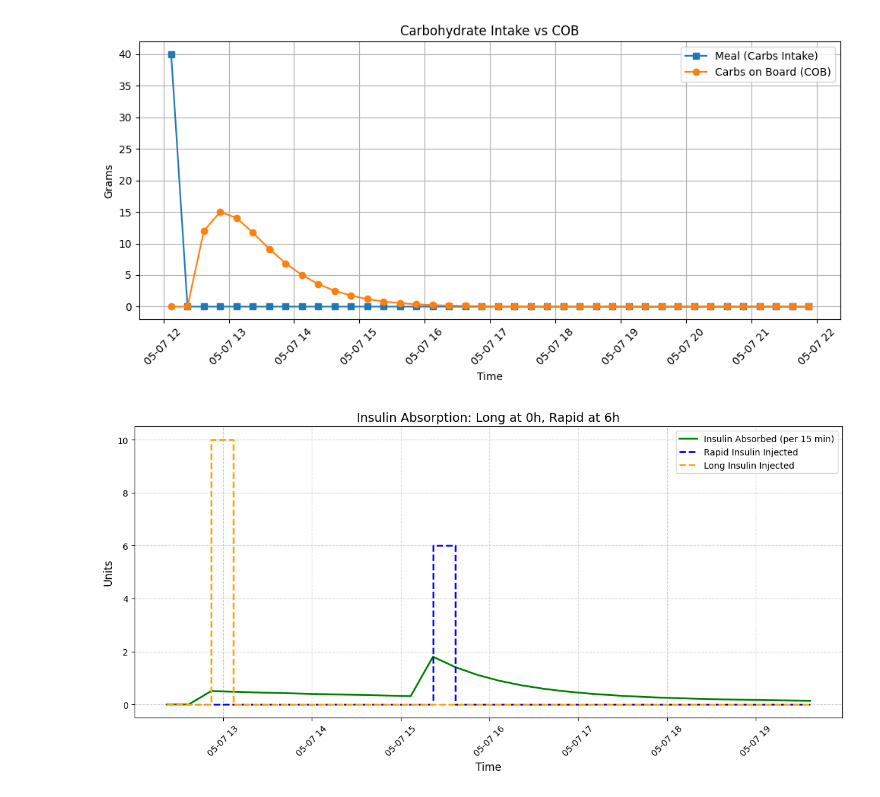
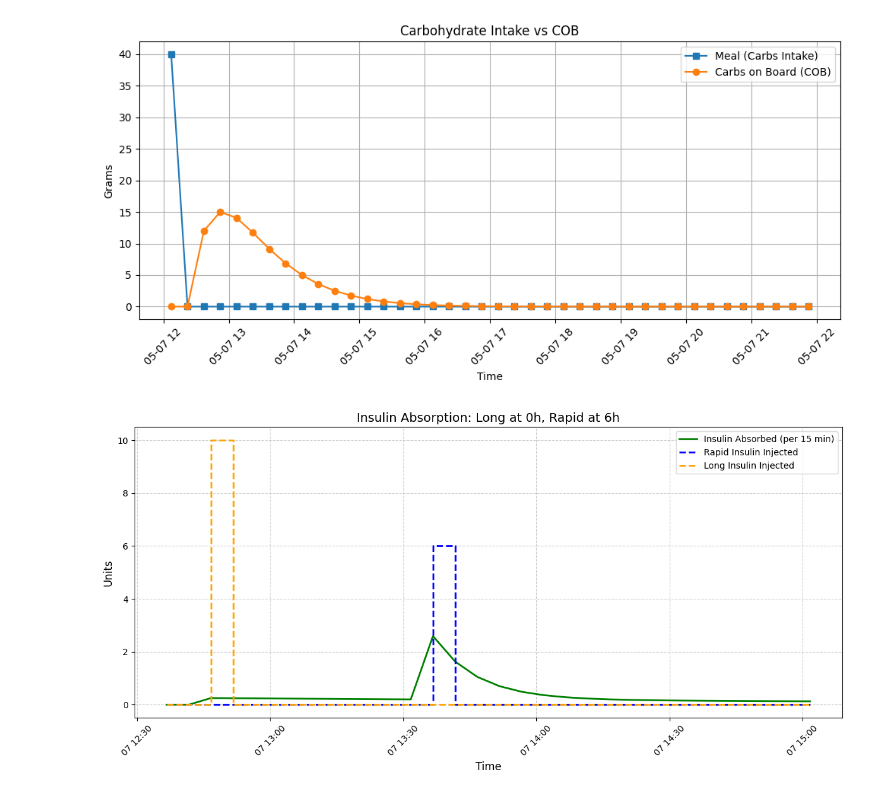
Before and after one commit to emmacscs/FinalProjectThesis, a Jupyter notebook: testings/preprocessing.ipynb, the cells around one changed output. Saved outputs shown, nothing was run; the diff lists cells and outputs as text; code cells hidden in the pictures.

Commit message:
now kinetics are looking correcto

```diff
--- a/testings/preprocessing.ipynb
+++ b/testings/preprocessing.ipynb
@@ -1006,7 +1006,7 @@ from datetime import datetime, timedelta
 # Simulate 10 hours at 15-minute intervals
 steps = 30
 start_time = datetime.now()
-time_range = [start_time + timedelta(minutes=15 * i) for i in range(steps)]
+time_range = [start_time + timedelta(minutes=5 * i) for i in range(steps)]
 
 df = pd.DataFrame({
     'Time': time_range,
@@ -1021,71 +1021,72 @@ df.at[2, 'Long Insulin'] = 10
 df.at[12, 'Rapid Insulin'] = 6
 
 
-def simulate_insulin_absorption(df, dt=5, ka_rapid=0.05, ka_long=0.01):
+def simulate_insulin_absorption(df, dt=5, ka_rapid=0.08, ka_long=0.005):
     """
-    Simulate insulin absorption from rapid and long injections using Euler's method.
-    Each injection creates a new absorption pool.
+    Simulate insulin absorption using Euler's method with correct timing.
+    Each injection becomes a decaying pool.
     """
     n = len(df)
     absorption = np.zeros(n)
-
-    # Store active pools: each pool is (remaining_amount, rate)
     rapid_pools = []
     long_pools = []
 
     for t in range(n):
-        # Inject new insulin
+        # ✅ FIRST: inject insulin at this time step
         if df.at[t, 'Rapid Insulin'] > 0:
             rapid_pools.append({'dose': df.at[t, 'Rapid Insulin'], 'rate': ka_rapid})
         if df.at[t, 'Long Insulin'] > 0:
             long_pools.append({'dose': df.at[t, 'Long Insulin'], 'rate': ka_long})
 
+        # ✅ THEN: absorb insulin from all active pools
         total_absorbed = 0
 
-        # Absorb from rapid pools
+        # Absorb from RAPID pools
         for pool in rapid_pools:
             absorbed = pool['rate'] * pool['dose'] * dt
-            absorbed = min(absorbed, pool['dose'])  # don’t over-absorb
+            absorbed = min(absorbed, pool['dose'])
             total_absorbed += absorbed
             pool['dose'] -= absorbed
 
-        # Absorb from long pools
+        # Absorb from LONG pools
         for pool in long_pools:
             absorbed = pool['rate'] * pool['dose'] * dt
             absorbed = min(absorbed, pool['dose'])
             total_absorbed += absorbed
             pool['dose'] -= absorbed
 
-        # Remove nearly-empty pools
-        rapid_pools = [p for p in rapid_pools if p['dose'] > 0.01]
-        long_pools = [p for p in long_pools if p['dose'] > 0.01]
+        # Clean up empty pools
+        rapid_pools = [p for p in rapid_pools if p['dose'] > 0]
+        long_pools = [p for p in long_pools if p['dose'] > 0]
 
+        # Save the total absorption at this time step
         absorption[t] = total_absorbed
 
     df['Insulin absorption'] = absorption
     return df
+
 df = simulate_insulin_absorption(df)
 
 
 plt.figure(figsize=(12, 6))
 
 # Plot absorption curve (green line with markers)
 plt.plot(df['Time'], df['Insulin absorption'], label='Insulin Absorbed (per 15 min)', color='green', linewidth=2)
 
 # Plot Rapid Insulin as a horizontal step line
 plt.step(df['Time'], df['Rapid Insulin'], label='Rapid Insulin Injected', where='post', color='blue', linestyle='--', linewidth=2)
 
 # Plot Long Insulin as a horizontal step line
 plt.step(df['Time'], df['Long Insulin'], label='Long Insulin Injected', where='post', color='orange', linestyle='--', linewidth=2)
 
 # Beautify plot
 plt.title("Insulin Absorption: Long at 0h, Rapid at 6h", fontsize=14)
 plt.xlabel("Time", fontsize=12)
 plt.ylabel("Units", fontsize=12)
 plt.legend(fontsize=10)
 plt.grid(True, linestyle='--', alpha=0.6)
 plt.xticks(rotation=45)
 plt.tight_layout()
 plt.show()
 # %% [output]
-[figure, old version]
+[figure, new version]
```
Also changed, not shown: parts of 2 cells of this notebook.
